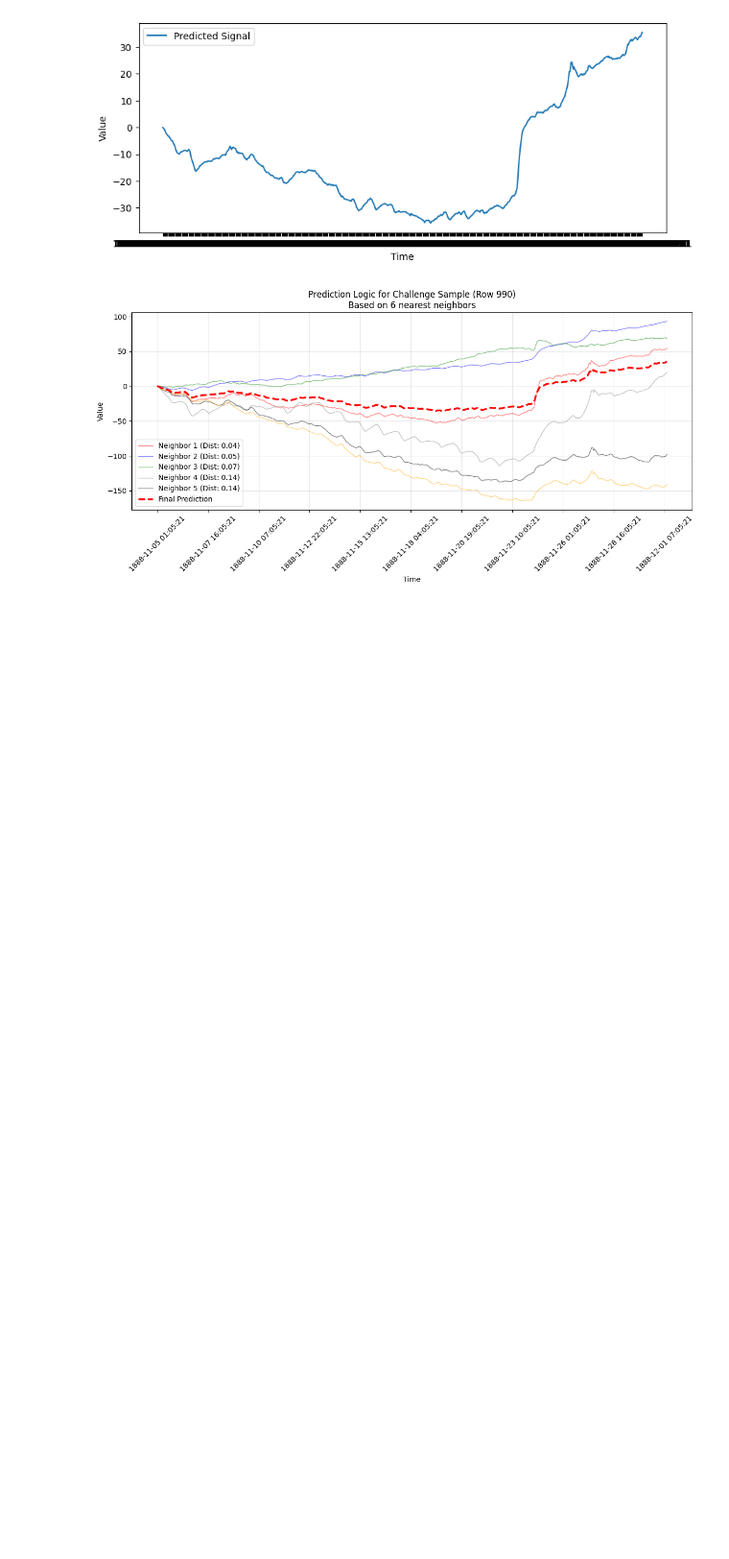
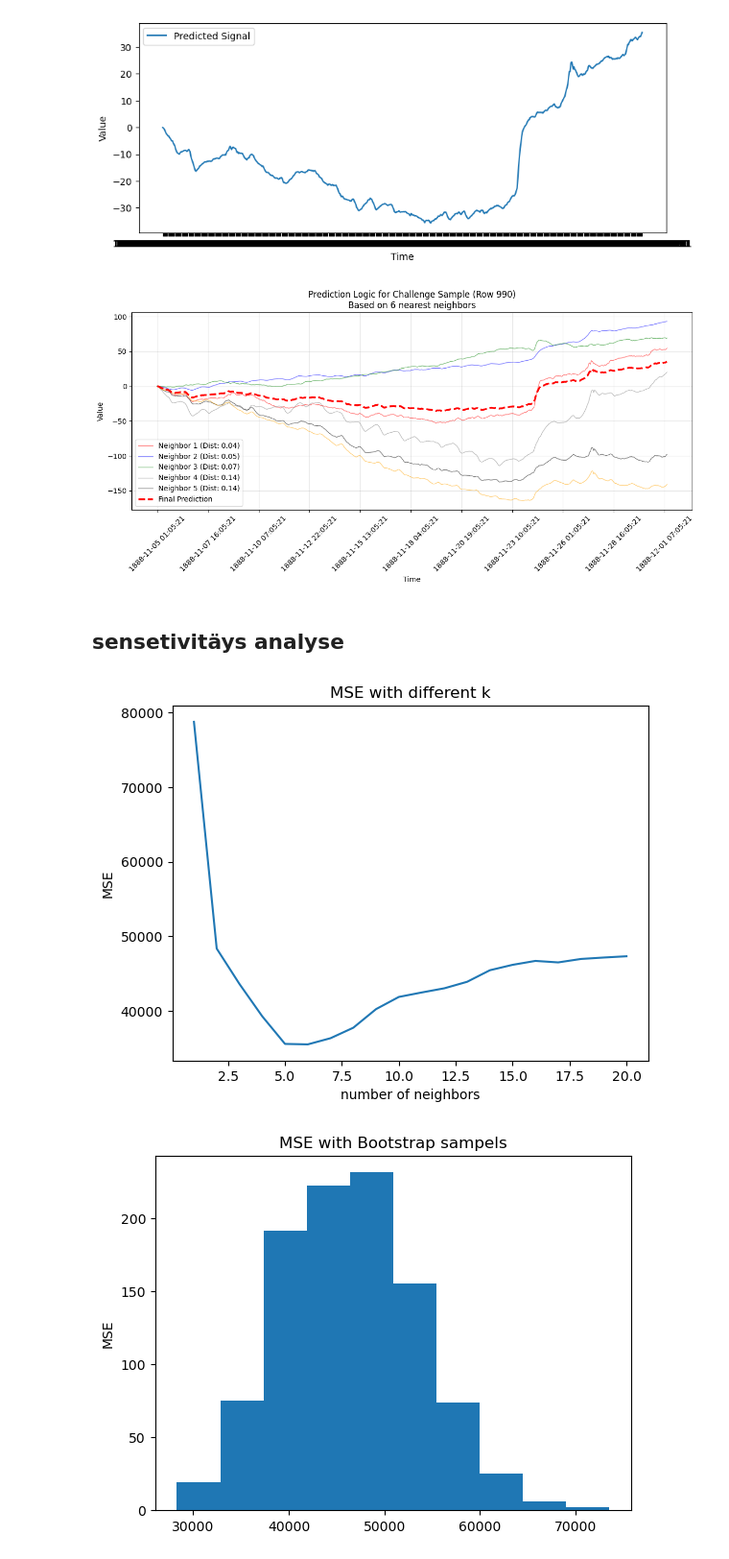
Before and after one commit to DanielSchipfer/Geospatial-Time-Series-Model, a Jupyter notebook: model.ipynb, the cells around one changed output. Shown at 96% size. Saved outputs shown, nothing was run; the diff lists cells and outputs as text; code cells hidden in the pictures; blank space fills up the shorter version.

Commit message:
add fehler analyze und sensitivitäts analyse

```diff
--- a/model.ipynb
+++ b/model.ipynb
@@ -399,3 +399,73 @@ challenge_submission = pd.read_csv("GROUPID_NICKNAME.csv")
 time_series_cols = [c for c in challenge_submission.columns if c not in ['Latitude (N)', 'Longitude (E)']]
 challenge_submission.loc[:, time_series_cols] = predicted_series.values
 challenge_submission.to_csv("17_Test1234.csv", index=False)
+# %% [markdown]
+## sensetivitäys analyse
+# %%
+def sensetivity_analyse(df, input_cols, target_cols, test_size=0.2, val_size=0.2):
+    """
+    Splits data, scales inputs, finds best k, evaluates on test set, and plots a sample.
+    """
+    df = df.dropna(axis=0)
+    X = df[input_cols].values
+    Y = df[target_cols].values
+
+    X_temp, X_test, Y_temp, Y_test = train_test_split(X, Y, test_size=test_size, random_state=42)
+    X_train, X_val, Y_train, Y_val = train_test_split(X_temp, Y_temp, test_size=val_size, random_state=42)
+
+    scaler = StandardScaler()
+    X_train_scaled = scaler.fit_transform(X_train)
+    X_val_scaled = scaler.transform(X_val)
+    X_test_scaled = scaler.transform(X_test)
+
+
+    # Optimize k
+    best_k = 1
+    best_mse = float('inf')
+    k_values = range(1, 21)
+    all_mse  =[]
+    for k in k_values:
+        knn = KNeighborsRegressor(n_neighbors=k, weights='distance')
+        knn.fit(X_train_scaled, Y_train)
+        preds_val = knn.predict(X_val_scaled)
+        mse = mean_squared_error(Y_val, preds_val)
+        all_mse.append(mse)
+
+        if mse < best_mse:
+            best_mse = mse
+            best_k = k
+
+    plt.title('MSE with different k')
+    plt.xlabel('number of neighbors')
+    plt.ylabel('MSE')
+    plt.plot(list(k_values),all_mse)
+    plt.show()
+
+    all_mse  =[]
+    for i in tqdm(range(1000)):
+        ids = np.random.randint(0,len(X_train)-1,len(X_train))
+        X_sample = X_train_scaled[ids]
+        Y_sample = Y_train[ids]
+        knn = KNeighborsRegressor(n_neighbors=best_k, weights='distance')
+        knn.fit(X_sample, Y_sample)
+        preds_val = knn.predict(X_val_scaled)
+        mse = mean_squared_error(Y_val, preds_val)
+        all_mse.append(mse)
+
+    plt.title('MSE with Bootstrap sampels')
+    #plt.xlabel('number of neighbors')
+    plt.ylabel('MSE')
+    plt.hist(all_mse)
+    plt.show()
+
+
+
+
+
+
+input_columns = ['Latitude (N)', 'Longitude (E)', 'elevation_meters']
+target_columns = [c for c in df_combined.columns if c not in input_columns]
+sensetivity_analyse(df_combined, input_columns, target_columns)
+# %% [output]
+[figure, added]
+[figure, added]
```
Also changed, not shown: parts of 2 cells of this notebook.
